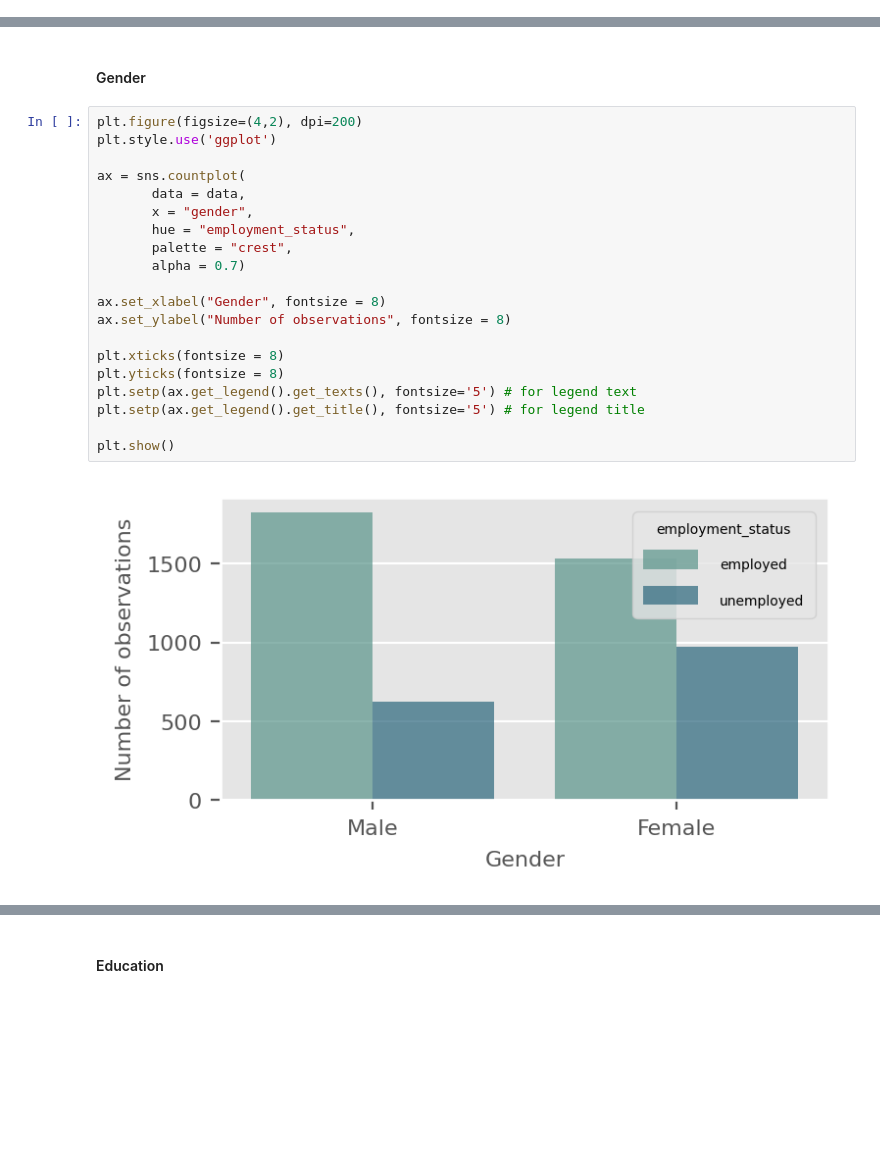
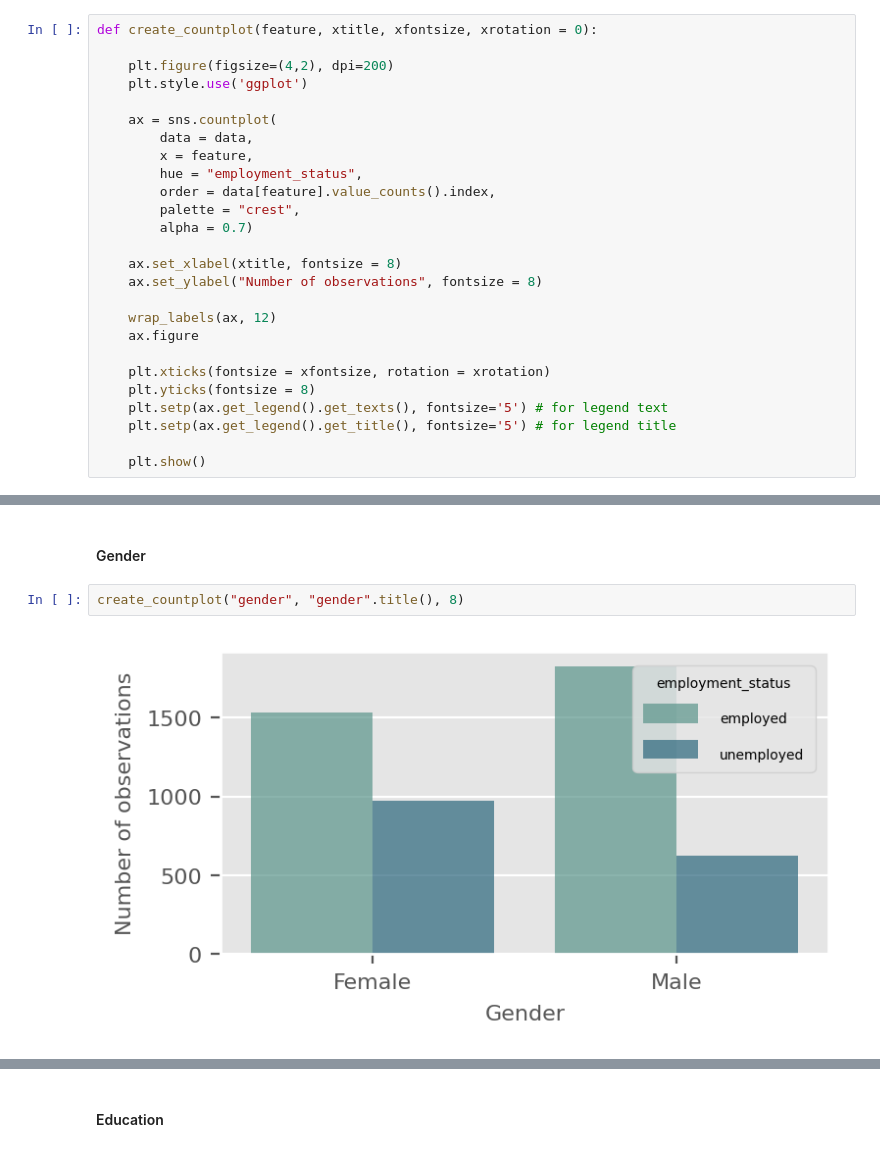
Before and after one commit to nataliagraczyk/bigfive-project, a Jupyter notebook: main.ipynb, the cells around one changed output, grey strips where cells are left out. Cells and saved outputs as stored; diff of their text form; blank space fills up the shorter version.

Commit message:
Add chart descriptions and analysis Define create_chart function

```diff
--- a/main.ipynb
+++ b/main.ipynb
@@ -166,0 +169,26 @@ The average age was 31. It should be noted that the Polish study chose to over-r
+# %%
+def create_countplot(feature, xtitle, xfontsize, xrotation = 0):
+
+    plt.figure(figsize=(4,2), dpi=200)
+    plt.style.use('ggplot')
+
+    ax = sns.countplot(
+        data = data,
+        x = feature,
+        hue = "employment_status",
+        order = data[feature].value_counts().index,
+        palette = "crest",
+        alpha = 0.7)
+
+    ax.set_xlabel(xtitle, fontsize = 8)
+    ax.set_ylabel("Number of observations", fontsize = 8)
+
+    wrap_labels(ax, 12)
+    ax.figure
+
+    plt.xticks(fontsize = xfontsize, rotation = xrotation)
+    plt.yticks(fontsize = 8)
+    plt.setp(ax.get_legend().get_texts(), fontsize='5') # for legend text
+    plt.setp(ax.get_legend().get_title(), fontsize='5') # for legend title
+
+    plt.show()
@@ -167,24 +207,6 @@ The average age was 31. It should be noted that the Polish study chose to over-r
 # %% [markdown]
 #### Gender
-# %%
-plt.figure(figsize=(4,2), dpi=200)
-plt.style.use('ggplot')
-
-ax = sns.countplot(
-       data = data,
-       x = "gender",
-       hue = "employment_status",
-       palette = "crest",
-       alpha = 0.7)
-
-ax.set_xlabel("Gender", fontsize = 8)
-ax.set_ylabel("Number of observations", fontsize = 8)
-
-plt.xticks(fontsize = 8)
-plt.yticks(fontsize = 8)
-plt.setp(ax.get_legend().get_texts(), fontsize='5') # for legend text
-plt.setp(ax.get_legend().get_title(), fontsize='5') # for legend title
-
-plt.show()
-# %% [output]
-[figure, removed]
+# %%
+create_countplot("gender", "gender".title(), 8)
+# %% [output]
+[figure, added]
```
Also changed, not shown: parts of 20 cells of this notebook.
